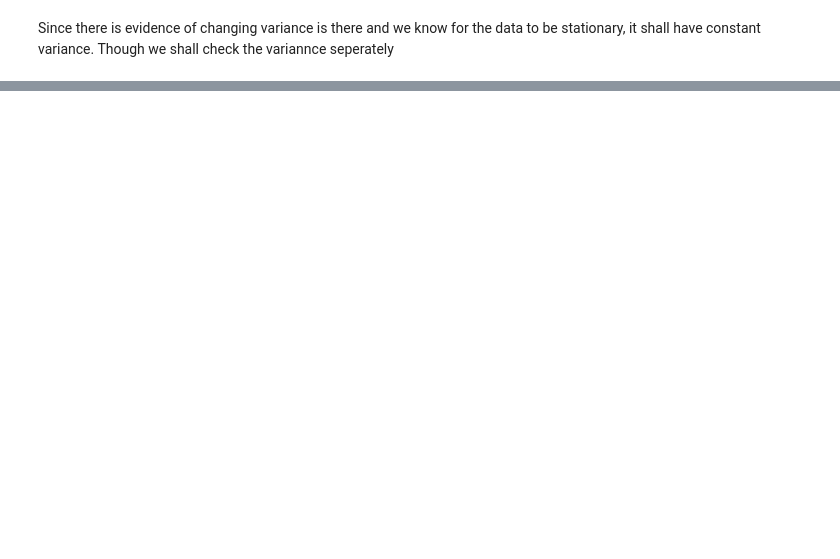
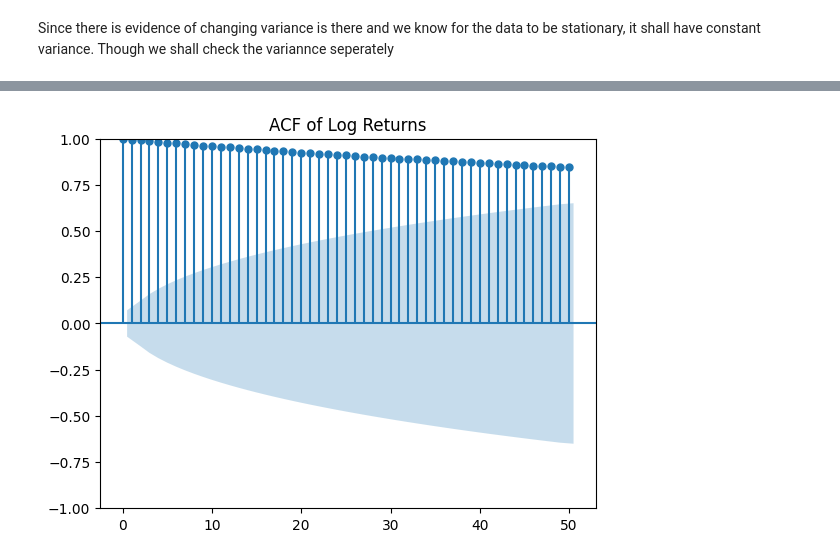
Before and after one commit to injilashah/TSD, a Jupyter notebook: Finance_Analysis.ipynb, the cells around one changed output, grey strips where cells are left out. Drawn from its saved outputs; the diff is of its cells as text; code cells hidden in the pictures; blank space fills up the shorter version.

```diff
--- a/Finance_Analysis.ipynb
+++ b/Finance_Analysis.ipynb
@@ -195,0 +309,8 @@ plt.show()
+# %%
+from statsmodels.graphics.tsaplots import plot_acf, plot_pacf
+
+plot_acf(trimmed_data["Close"].dropna(), lags=50, title='ACF of Log Returns')
+# plot_pacf(trimmed_data["log_close"].dropna(), lags=12, title='PACF of Log Returns')
+plt.show()
+# %% [output]
+[figure, added]
```
Also changed, not shown: parts of 12 cells of this notebook, 1 other file.
